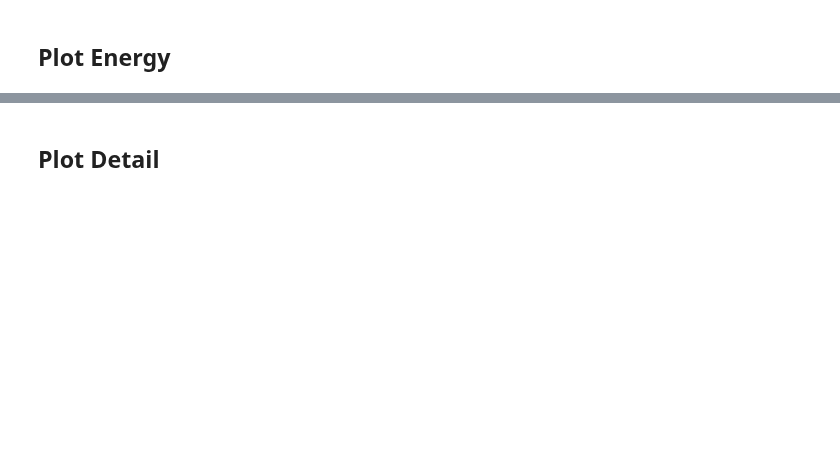
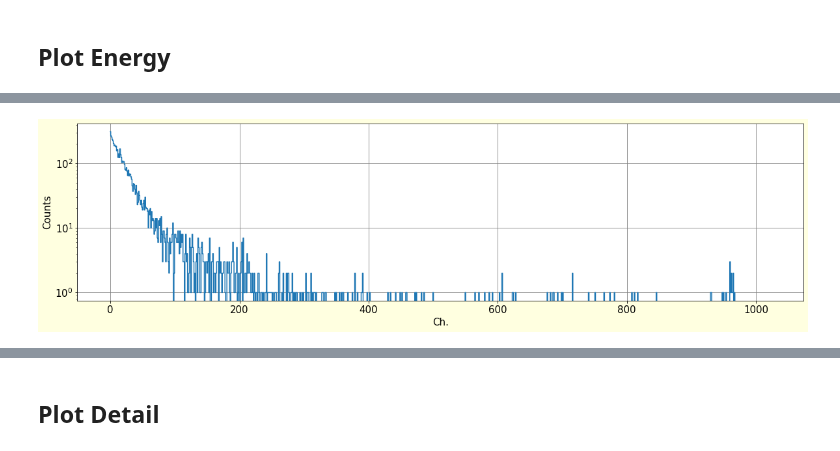
Before and after one commit to UniversalScientificTechnologies/GEODOS02, a Jupyter notebook: notebooks/japan_2022_2023.ipynb, the cells around one changed output, grey strips where cells are left out. Drawn from its saved outputs; the diff is of its cells as text; code cells hidden in the pictures; blank space fills up the shorter version.

```diff
--- a/notebooks/japan.ipynb
+++ b/notebooks/japan_2022_2023.ipynb
@@ -138,0 +175,22 @@ plt.grid(color='grey')
+# %%
+yy = histogram.copy()
+#yy = yy.loc['2023-03-27 11:00:00':'2023-03-27 13:00:00']
+yy = yy.loc['2023-01-30 1:06':'2023-1-30 1:10']
+
+ener = yy.iloc[:,0:1024].sum()
+ener = ener.reset_index()
+
+plt.figure(figsize=(20,5), facecolor='lightyellow')
+plt.tight_layout()
+matplotlib.rcParams.update({'font.size': 15})
+
+plt.plot(ener[0], drawstyle='steps-mid')
+plt.yscale('log')
+#plt.xscale('log')
+plt.xlabel('Ch.')
+plt.ylabel('Counts')
+#plt.grid(b=True, which='major', color='grey', linestyle='-')
+plt.grid(color='grey')
+#plt.xlim([10,100])
+# %% [output]
+[figure, added]
```
Also changed, not shown: parts of 12 cells of this notebook, 1 other file.
